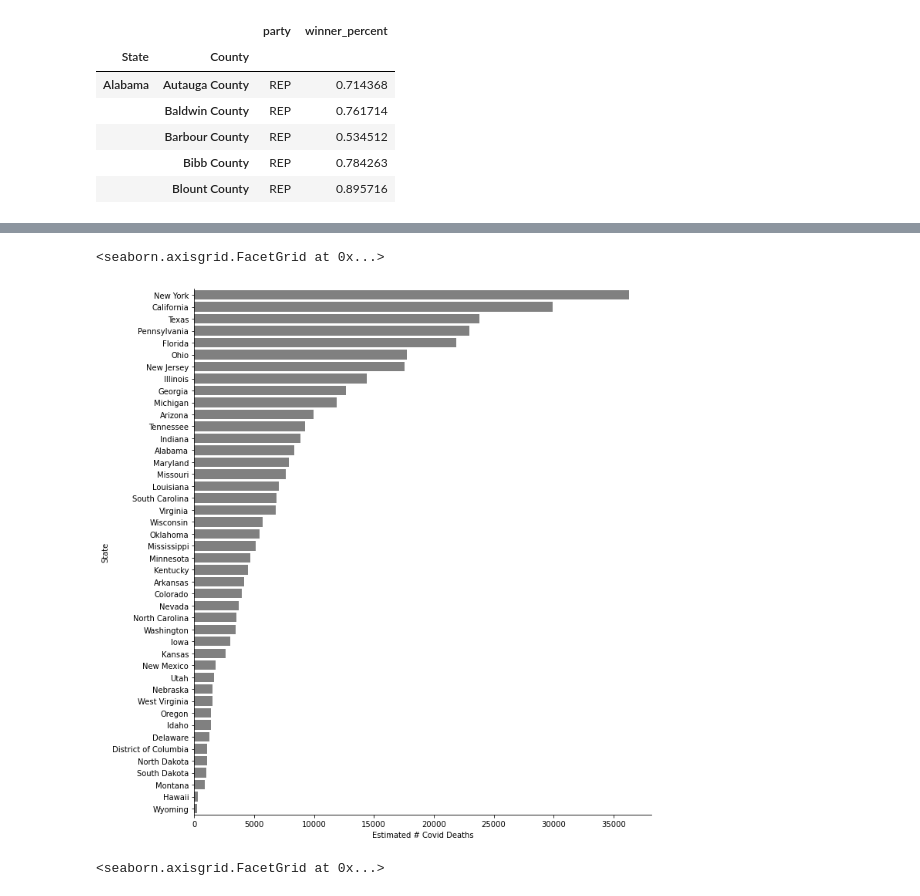
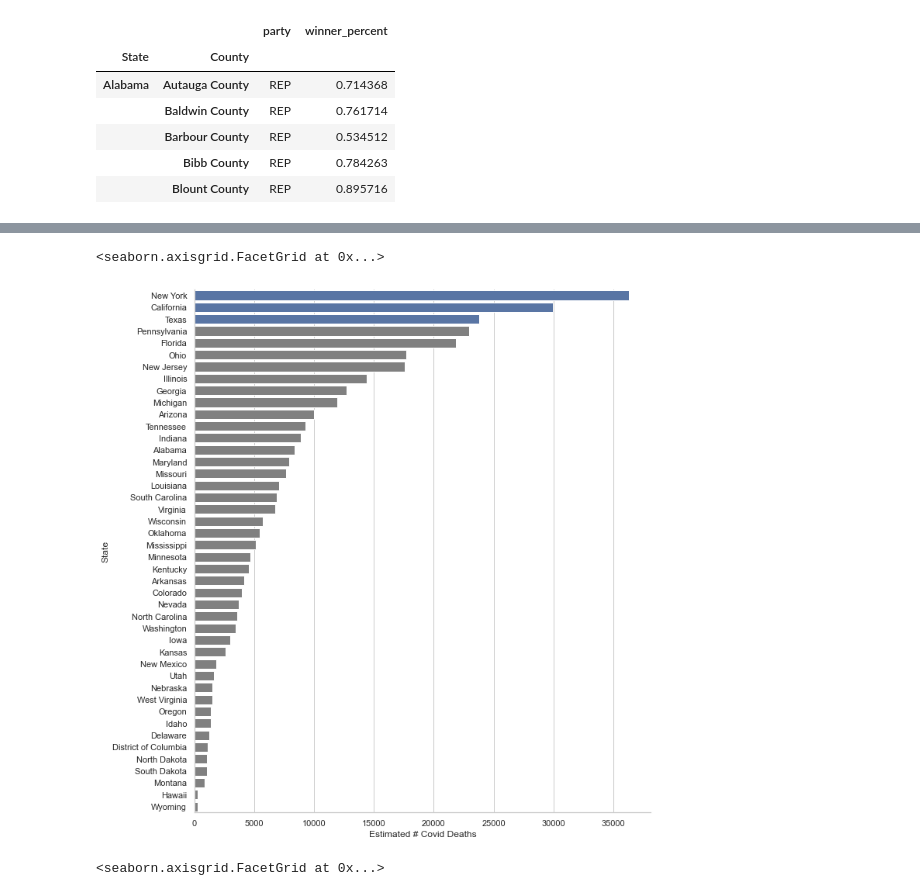
Before and after one commit to lauracharlotteli/cs216project, a Jupyter notebook: 216_project.ipynb, the cells around one changed output, grey strips where cells are left out. Drawn from its saved outputs; the diff is of its cells as text; code cells hidden in the pictures.

Commit message:
different color for NY, CA, TX in figure 1

```diff
--- a/216_project.ipynb
+++ b/216_project.ipynb
@@ -334,10 +334,12 @@ cp['% Total Population'] = cp['Estimated Total']/cp['Estimated Total (All Races)
 # %%
 cp_total_deaths = cp.groupby('State')['Estimated # Covid Deaths'].sum().reset_index()
 cp_total_deaths = cp_total_deaths.sort_values(by="Estimated # Covid Deaths", ascending=False)
-sns.catplot(data=cp_total_deaths, x='Estimated # Covid Deaths', y='State', kind="bar", color="gray", height=10)
+sns.set(style="whitegrid")
+my_pal = {State: "b" if ((State == "New York") | (State == "California") | (State == "Texas")) else "gray" for State in cp_total_deaths.State.unique()}
+sns.catplot(data=cp_total_deaths, x='Estimated # Covid Deaths', y='State', kind="bar", palette=my_pal, height=10)
 # %% [output]
 <seaborn.axisgrid.FacetGrid at 0x...>
-[figure, old version]
+[figure, new version]
 # %%
 sns.relplot(data=cp, x='% Total Population', y='% of Covid Deaths', hue='Race')
 # %% [output]
```
